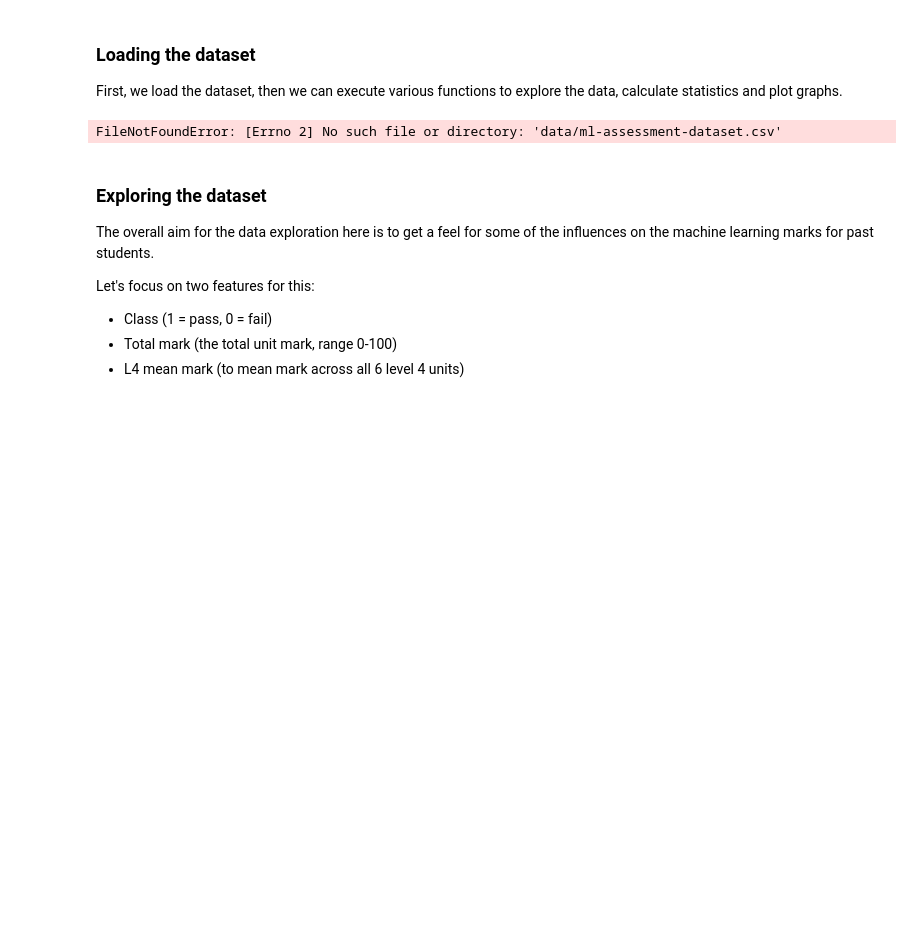
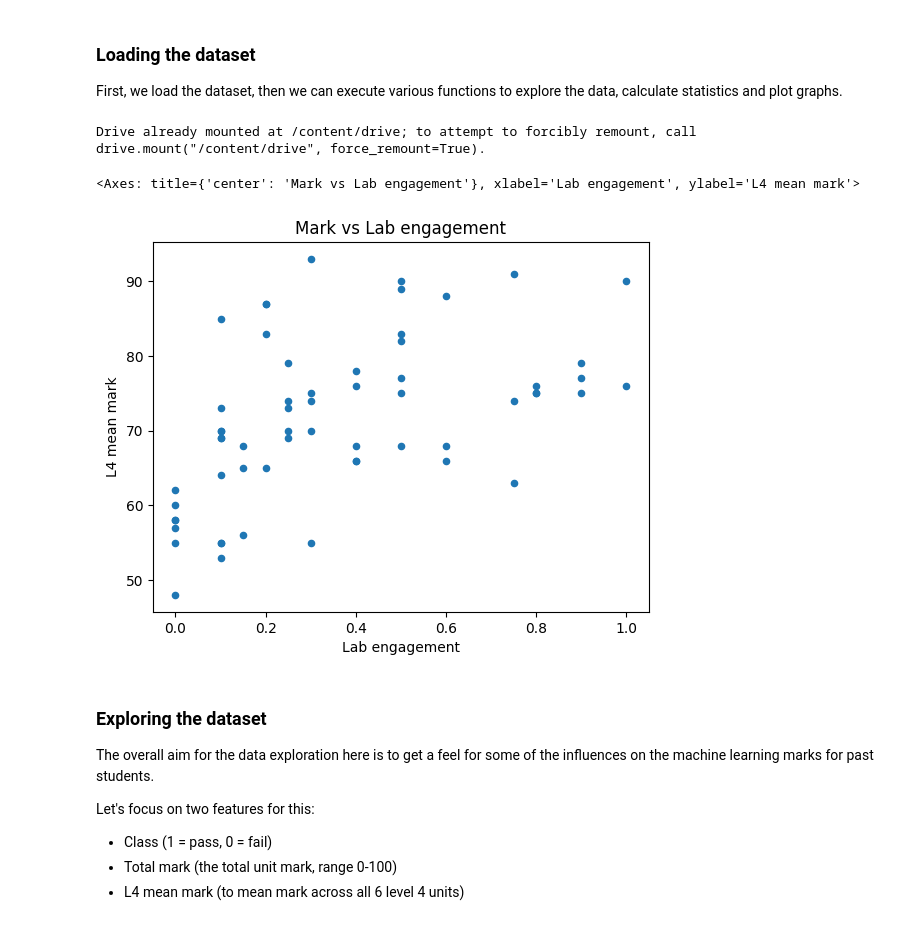
Before and after one commit to LSiret/CommandLine-Snake-Cpp, a Jupyter notebook: ml-lab-02.ipynb, the cells around one changed output. Cells and saved outputs as stored; diff of their text form; code cells hidden in the pictures; blank space fills up the shorter version.

Commit message:
Visualised Mean mark against Lab engagement for L4 assessment dataset

```diff
--- a/ml-lab-02.ipynb
+++ b/ml-lab-02.ipynb
@@ -118,13 +118,21 @@ See lab task notes for the list of questions if you want to see them all in one
 ### Loading the dataset
 
 First, we load the dataset, then we can execute various functions to explore the data, calculate statistics and plot graphs.
+# %%
+from google.colab import drive
+drive.mount('/content/drive')
+# %% [output]
+Drive already mounted at /content/drive; to attempt to forcibly remount, call drive.mount("/content/drive", force_remount=True).
 # %%
 import pandas as pd
 
-dataset = pd.read_csv('data/ml-assessment-dataset.csv')
+dataset = pd.read_csv('/content/drive/MyDrive/University/Machine Learning/ml-assessment-dataset.csv')
 dataset.head()
+
+dataset.plot(kind='scatter', title='Mark vs Lab engagement', x='Lab engagement', y='L4 mean mark')
 # %% [output]
-FileNotFoundError: [Errno 2] No such file or directory: 'data/ml-assessment-dataset.csv'
+<Axes: title={'center': 'Mark vs Lab engagement'}, xlabel='Lab engagement', ylabel='L4 mean mark'>
+[figure, added]
 # %% [markdown]
 ### Exploring the dataset
 
```
